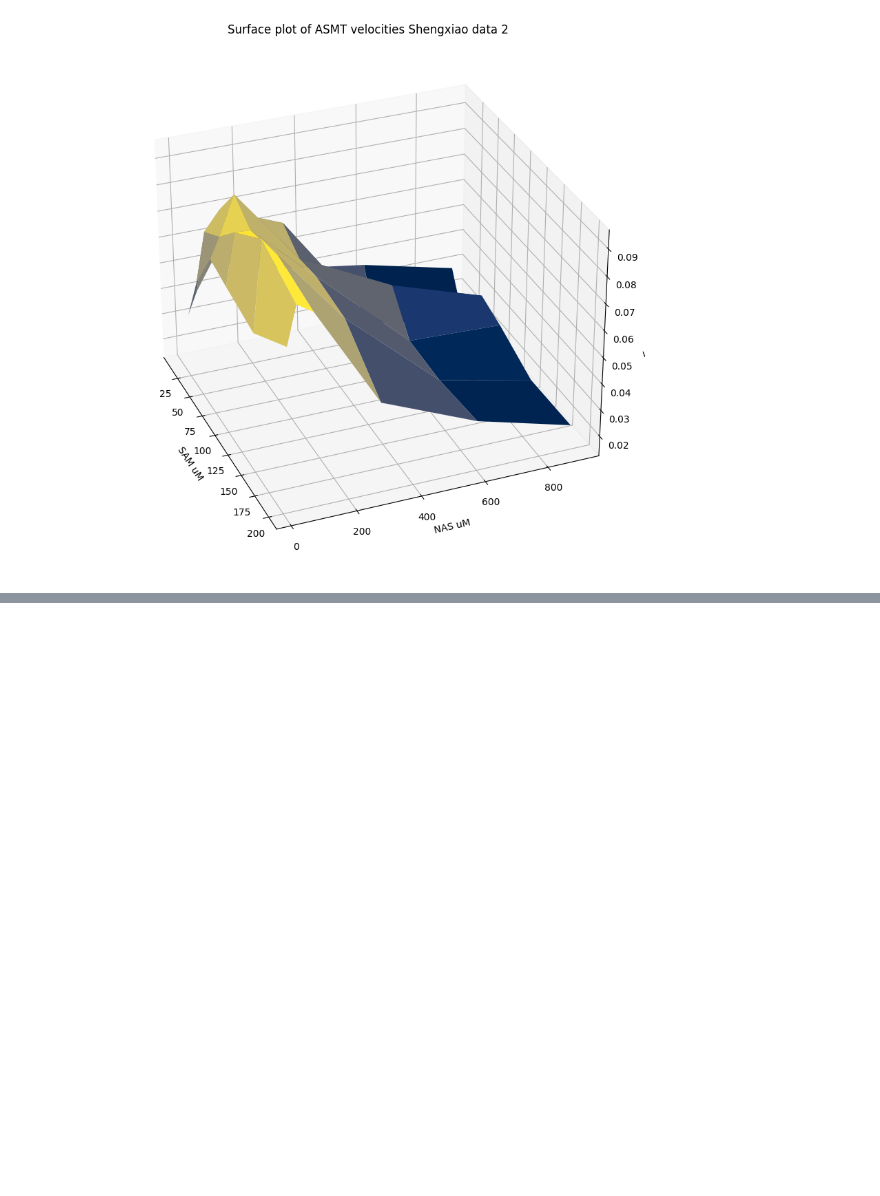
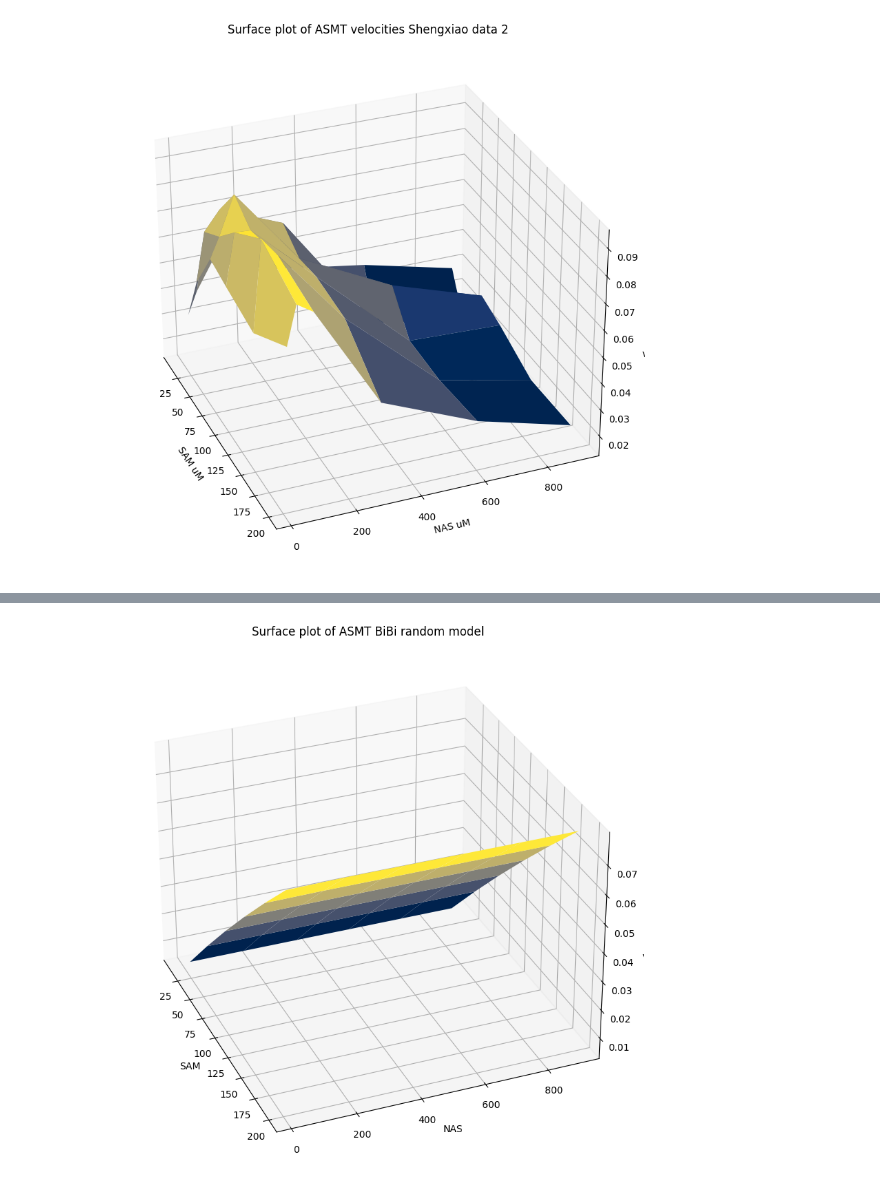
Before and after one commit to Qflow777/BiBi_enzyme_kinetics, a Jupyter notebook: BiBi_seq.ipynb, the cells around one changed output, grey strips where cells are left out. Cells and saved outputs as stored; diff of their text form; code cells hidden in the pictures; blank space fills up the shorter version.

```diff
--- a/BiBi_seq.ipynb
+++ b/BiBi_seq.ipynb
@@ -164,6 +161,19 @@ def BiBi_mesh(X,Y,  Vmax, Ks_A, K_AB):
   Vi = nom/den
 
   return Vi
+# %%
+#MM 2 substrate sequential ordered function plotting version
+def BiBi_random_mesh(X,Y,   Vmax, Ks_A, Ks_B, K_AB, K_BA):
+
+  C_A = X
+  C_B = Y
+
+  nom = C_A * C_B * Vmax
+  den = Ks_A * K_AB + K_AB * C_A + K_BA * C_B + C_A * C_B
+
+  Vi = nom/den
+
+  return Vi
 # %%
 # Import libraries for plotting and plot velocities from Lotta paper
 import matplotlib.pyplot as plt
@@ -456,0 +447,28 @@ plt.show()
+# %%
+# Plot velocities from curve_fit determined random model parameters
+
+# Create a 3D axes
+fig = plt.figure()
+ax = plt.axes(projection='3d')
+
+#X,Y = np.meshgrid(x_SAM, x_NAS)
+
+Vmax = 1
+Ks_A = 1
+Ks_B = 478
+K_AB = 1
+K_BA = 2310
+
+
+Z = BiBi_random_mesh(X,Y,  Vmax, Ks_A, Ks_B, K_AB, K_BA)
+
+# Plot the surface plot
+ax.plot_surface(X, Y, Z, cmap=plt.cm.cividis)
+ax.view_init(elev=30, azim=-22, roll=0)
+ax.set_xlabel('SAM')
+ax.set_ylabel('NAS')
+ax.set_zlabel('v')
+plt.title('Surface plot of ASMT BiBi random model')
+plt.show()
+# %% [output]
+[figure, added]
```
Also changed, not shown: parts of 10 cells of this notebook.
